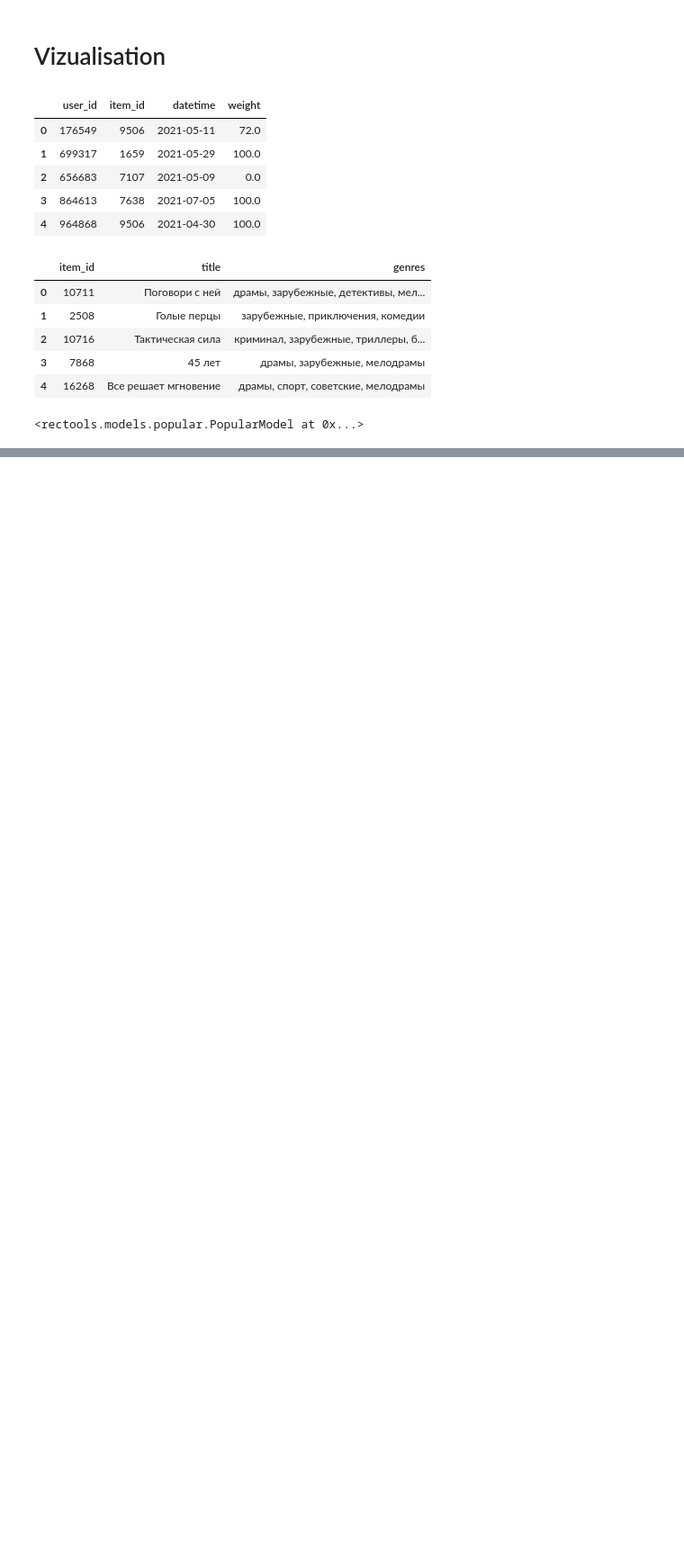
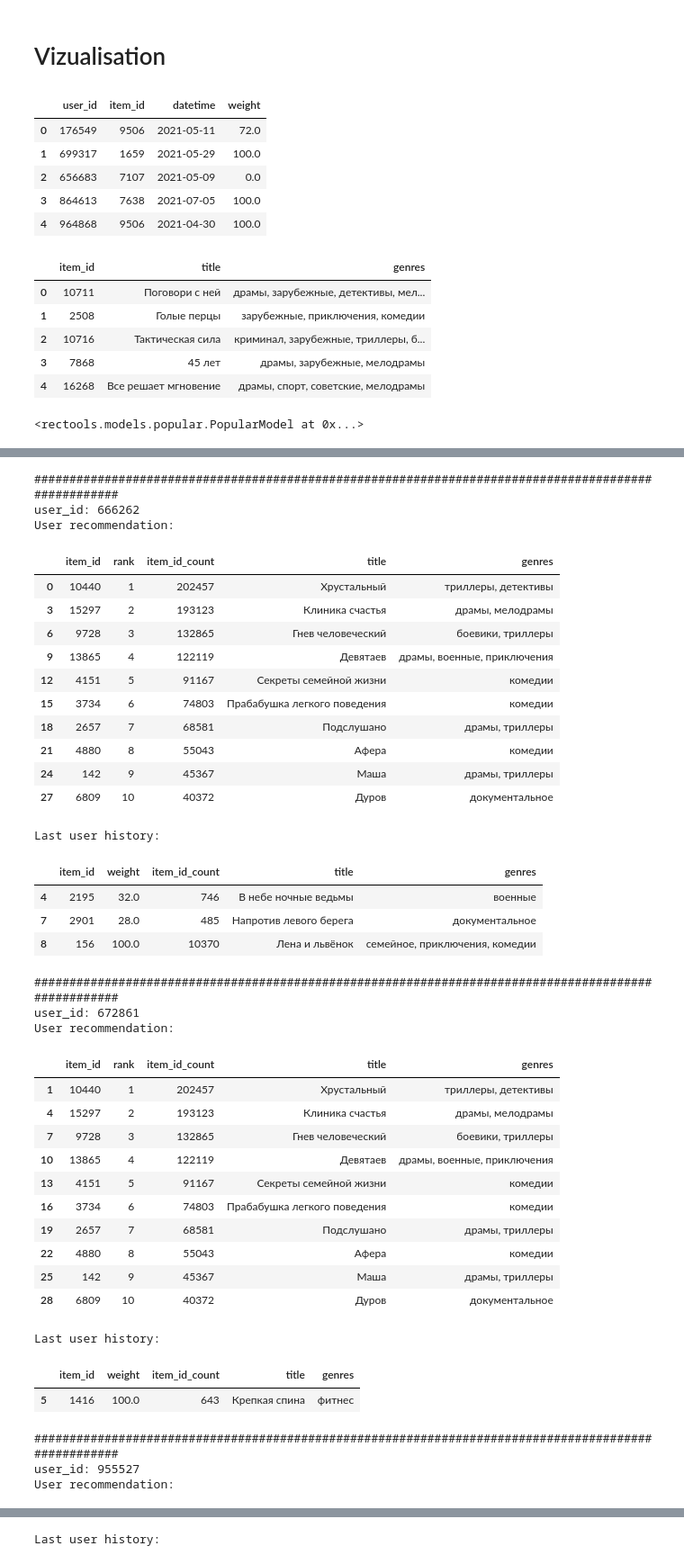
Before and after one commit to e0xextazy/RecoServiceTemplate, a Jupyter notebook: notebooks/lab_2.ipynb, the cells around one changed output, grey strips where cells are left out. Shown: that part at 90% size. Cells and saved outputs as stored; diff of their text form; code cells hidden in the pictures; blank space fills up the shorter version.

```diff
--- a/notebooks/lab_2.ipynb
+++ b/notebooks/lab_2.ipynb
@@ -170,19 +179,28 @@ model.fit(dataset)
 <rectools.models.popular.PopularModel at 0x...>
 # %%
 def viz_recs(model, dataset, user_ids, item_data):
+    top_k = 10
     recos = model.recommend(
         users=user_ids,
         dataset=dataset,
-        k=10,
+        k=top_k,
         filter_viewed=True,
     )
     dataset.interactions.df["item_id_count"] = dataset.interactions.df.groupby('item_id')['item_id'].transform('count')
     user_viewed = dataset.interactions.df[dataset.interactions.df.user_id.isin(
         dataset.user_id_map.convert_to_internal(user_ids))].merge(item_data, on="item_id")
+    user_viewed.user_id = dataset.user_id_map.convert_to_external(user_viewed.user_id)
 
     recos.item_id = dataset.item_id_map.convert_to_internal(recos.item_id.values)
     recos = recos.merge(dataset.interactions.df[["item_id", "item_id_count"]].drop_duplicates(), on="item_id")
     recos.item_id = dataset.item_id_map.convert_to_external(recos.item_id.values)
-    user_recos = recos.merge(item_data, on="item_id")
+    user_recos = recos.merge(item_data, on="item_id").drop(columns=["score"])
 
-    return user_recos, user_viewed
+    for user_id in user_ids:
+        print("#"*100)
+        print(f"user_id: {user_id}\nUser recommendation:")
+        display(user_recos[user_recos.user_id == user_id].drop("user_id", axis=1))
+        print("Last user history:")
+        display(user_viewed[(user_viewed.user_id == user_id) & (user_viewed.weight >= 5)].sort_values(
+            by=["datetime"]).drop(["user_id", "datetime"], axis=1).tail(top_k))
+    print("#"*100)
@@ -216,0 +207,43 @@ display(user_recos)
+# %%
+user_ids = [666262, 672861, 955527]
+viz_recs(model, dataset, user_ids, items)
+# %% [output]
+####################################################################################################
+user_id: 666262
+User recommendation:
+|  | item_id | rank | item_id_count | title | genres |
+| 0 | 10440 | 1 | 202457 | Хрустальный | триллеры, детективы |
+| 3 | 15297 | 2 | 193123 | Клиника счастья | драмы, мелодрамы |
+| 6 | 9728 | 3 | 132865 | Гнев человеческий | боевики, триллеры |
+| 9 | 13865 | 4 | 122119 | Девятаев | драмы, военные, приключения |
+| 12 | 4151 | 5 | 91167 | Секреты семейной жизни | комедии |
+| 15 | 3734 | 6 | 74803 | Прабабушка легкого поведения | комедии |
+| 18 | 2657 | 7 | 68581 | Подслушано | драмы, триллеры |
+| 21 | 4880 | 8 | 55043 | Афера | комедии |
+| 24 | 142 | 9 | 45367 | Маша | драмы, триллеры |
+| 27 | 6809 | 10 | 40372 | Дуров | документальное |
+Last user history:
+|  | item_id | weight | item_id_count | title | genres |
+| 4 | 2195 | 32.0 | 746 | В небе ночные ведьмы | военные |
+| 7 | 2901 | 28.0 | 485 | Напротив левого берега | документальное |
+| 8 | 156 | 100.0 | 10370 | Лена и львёнок | семейное, приключения, комедии |
+####################################################################################################
+user_id: 672861
+User recommendation:
+|  | item_id | rank | item_id_count | title | genres |
+| 1 | 10440 | 1 | 202457 | Хрустальный | триллеры, детективы |
+| 4 | 15297 | 2 | 193123 | Клиника счастья | драмы, мелодрамы |
+| 7 | 9728 | 3 | 132865 | Гнев человеческий | боевики, триллеры |
+| 10 | 13865 | 4 | 122119 | Девятаев | драмы, военные, приключения |
+| 13 | 4151 | 5 | 91167 | Секреты семейной жизни | комедии |
+| 16 | 3734 | 6 | 74803 | Прабабушка легкого поведения | комедии |
+| 19 | 2657 | 7 | 68581 | Подслушано | драмы, триллеры |
+| 22 | 4880 | 8 | 55043 | Афера | комедии |
+| 25 | 142 | 9 | 45367 | Маша | драмы, триллеры |
+| 28 | 6809 | 10 | 40372 | Дуров | документальное |
+Last user history:
+|  | item_id | weight | item_id_count | title | genres |
+| 5 | 1416 | 100.0 | 643 | Крепкая спина | фитнес |
+####################################################################################################
+user_id: 955527
+User recommendation:
@@ -216,0 +261 @@ display(user_recos)
+Last user history:
```
Also changed, not shown: parts of 5 cells of this notebook.
